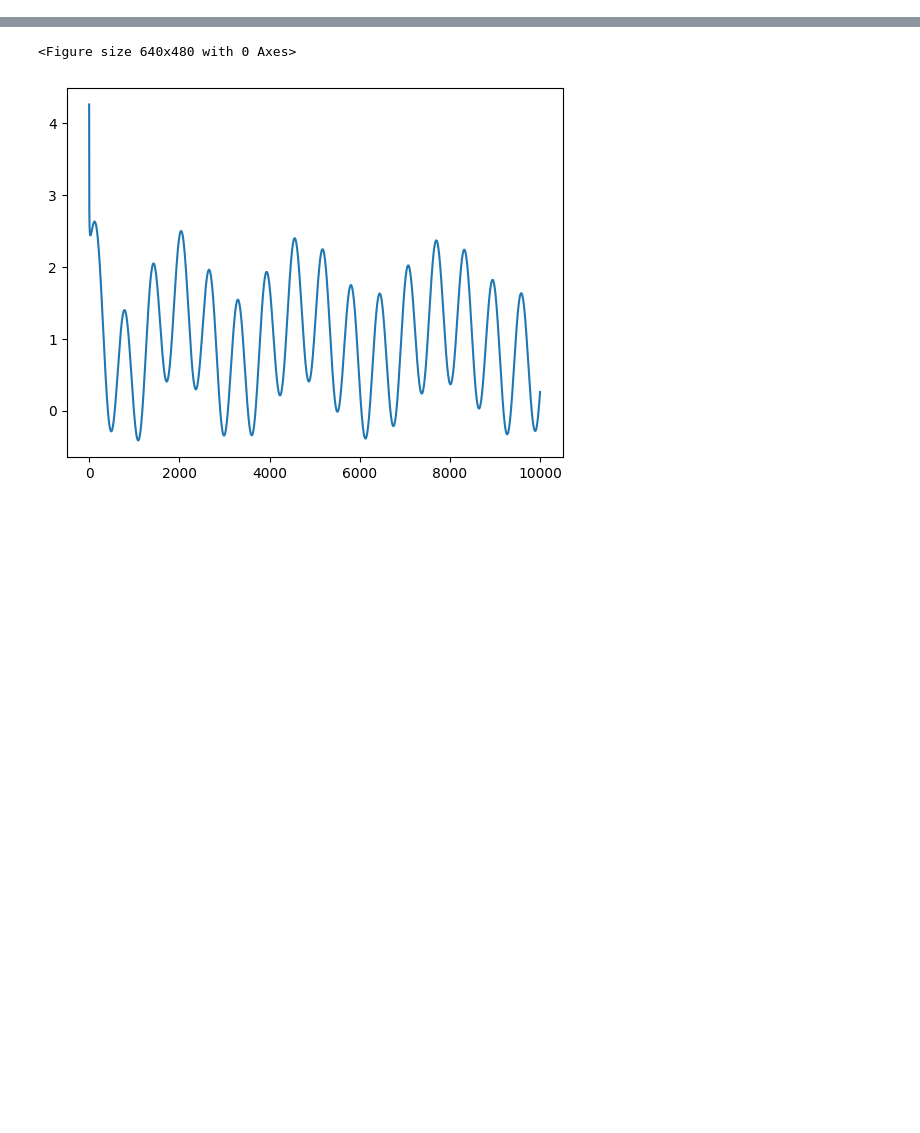
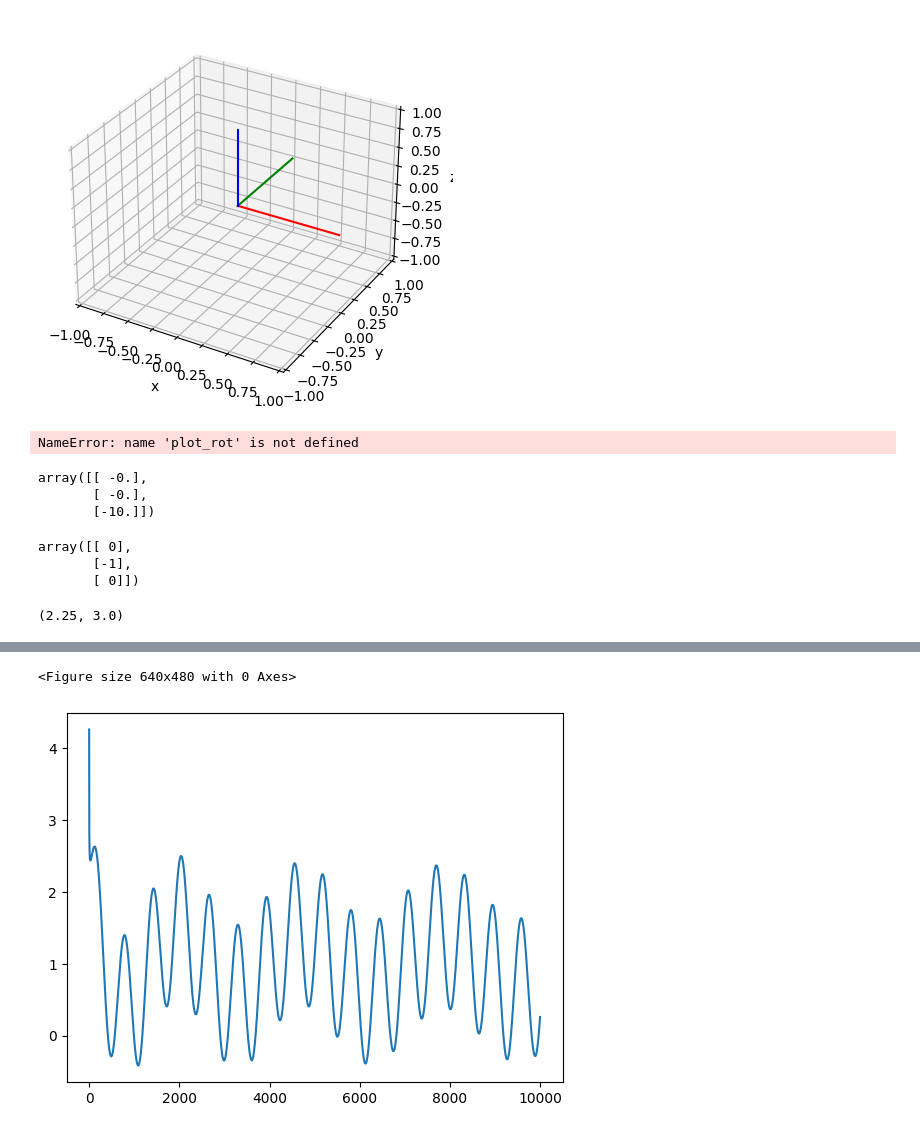
Before and after one commit to simutisernestas/UAVTR, a Jupyter notebook: notebooks/sand.ipynb, the cells around one changed output, grey strips where cells are left out. Drawn from its saved outputs; the diff is of its cells as text; code cells hidden in the pictures; blank space fills up the shorter version.

```diff
--- a/notebooks/sand.ipynb
+++ b/notebooks/sand.ipynb
@@ -3,0 +49,77 @@ import matplotlib.pyplot as plt
+# %%
+# plot a rotation matrix as unit vectors in 3d
+R = tf.euler.euler2mat(0, 0, 0)
+
+
+def plot_rot(R):
+    r0 = R[:, 0]
+    r1 = R[:, 1]
+    r2 = R[:, 2]
+    fig = plt.figure()
+    ax = fig.add_subplot(111, projection='3d')
+    ax.plot([0, r0[0]], [0, r0[1]], [0, r0[2]], 'r')
+    ax.plot([0, r1[0]], [0, r1[1]], [0, r1[2]], 'g')
+    ax.plot([0, r2[0]], [0, r2[1]], [0, r2[2]], 'b')
+    ax.set_xlim([-1, 1])
+    ax.set_ylim([-1, 1])
+    ax.set_zlim([-1, 1])
+    ax.set_xlabel('x')
+    ax.set_ylabel('y')
+    ax.set_zlabel('z')
+    plt.show()
+
+
+plot_rot(R)
+# %% [output]
+[figure, added]
+# %%
+# camera optical axis
+Rcw = np.array([[0, 0, 1], [-1, 0, 0], [0, -1, 0]])
+plot_rot(Rcw)
+# %% [output]
+NameError: name 'plot_rot' is not defined
+# %%
+Rec = tf.euler.euler2mat(0.0, 0, 0.0, 'sxyz')
+Rec = Rec @ np.linalg.inv(Rcw)
+size_half = 240
+f = size_half
+Rf = np.array([[0, 0, f], [-f, 0, 0], [0, -f, 0]])
+K = np.array([[f, 0, size_half], [0, f, size_half], [0, 0, 1]])
+Kinv = np.linalg.inv(K)
+Puv = np.array([[size_half, size_half, 1]]).T
+H = 10
+lr = np.array([[0, 0, -1]]).T
+ls = Rec @ ((Rf@Kinv@Puv) / np.linalg.norm(Rf@Kinv@Puv))
+d = H/(lr.T@ls)
+Pt = ls * d
+Pt
+# %% [output]
+array([[ -0.],
+       [ -0.],
+       [-10.]])
+# %%
+# rotation from camera frame to world frame
+
+# 0.000 -1.000  0.000
+# 0.000  0.000 -1.000
+# 1.000  0.000  0.000
+
+Rcw = np.array([[0, -1, 0], [0, 0, -1], [1, 0, 0]])
+vec_z = np.array([[0, 0, 1]]).T
+Rcw @ vec_z
+# %% [output]
+array([[ 0],
+       [-1],
+       [ 0]])
+# %%
+# Eigen::Matrix<double, 3, 3> K;
+# double scale_K = 640.0 / 1920.0;
+
+# // height: 1080
+# // width: 1920
+# // cv::Size(640, 480)
+
+
+1080 / 480, 1920 / 640
+# %% [output]
+(2.25, 3.0)
```
Also changed, not shown: parts of 9 cells of this notebook, 6 other files.
